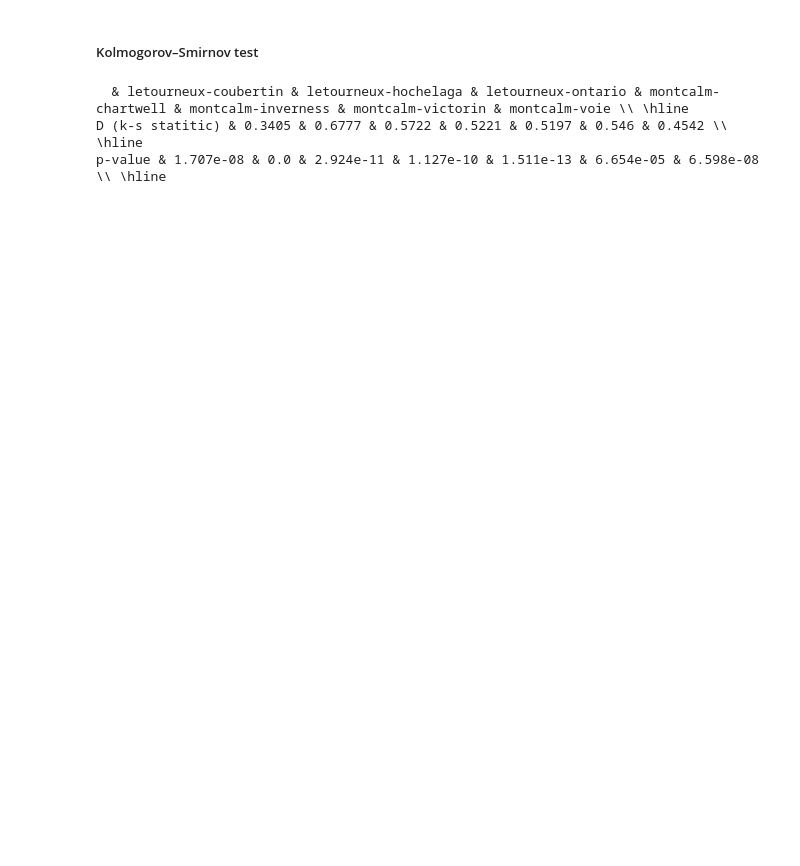
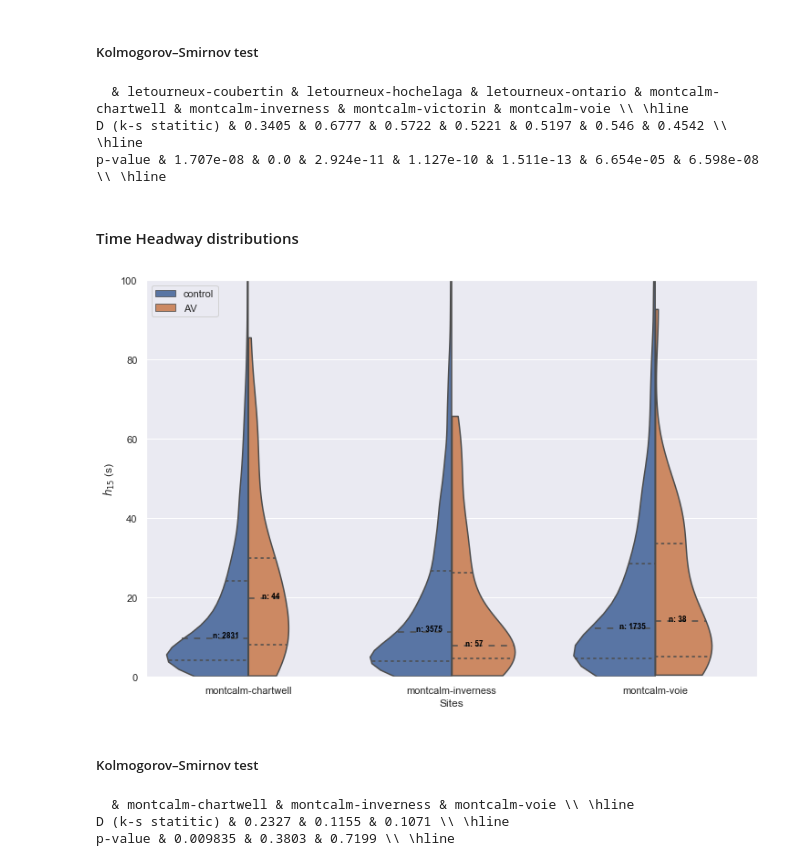
Before and after one commit to FinestStone/AV-Interactions-City-Traffic, a Jupyter notebook: findings.ipynb, the cells around one changed output. Drawn from its saved outputs; the diff is of its cells as text; code cells hidden in the pictures; blank space fills up the shorter version.

```diff
--- a/findings.ipynb
+++ b/findings.ipynb
@@ -51,0 +50,9 @@ array(['letourneux-coubertin', 'letourneux-hochelaga',
+# %%
+# Changing the type of user 0 (unknown) with 4 (bicycle) (they were electric scooter)
+headway.loc[headway["leading_user_type"] == 0, ["leading_user_type"]] = 1
+# Changing the type of users 3 (motorcycle), 5 (bus) and 6 (truck) with 1 (car)
+headway.loc[headway["leading_user_type"].isin([3, 5, 6]), ["leading_user_type"]] = 1
+# Changing the type of user 0 (unknown) with 4 (bicycle) (they were electric scooter)
+headway.loc[headway["other_user_type"] == 0, ["other_user_type"]] = 4
+# Changing the type of users 3 (motorcycle), 5 (bus) and 6 (truck) with 1 (car)
+headway.loc[headway["other_user_type"].isin([3, 5, 6]), ["other_user_type"]] = 1
@@ -147,3 +192,18 @@ ksTest(speedAcc, "acc")
   & letourneux-coubertin & letourneux-hochelaga & letourneux-ontario & montcalm-chartwell & montcalm-inverness & montcalm-victorin & montcalm-voie \\ \hline
 D (k-s statitic) & 0.3405 & 0.6777 & 0.5722 & 0.5221 & 0.5197 & 0.546 & 0.4542 \\ \hline
 p-value & 1.707e-08 & 0.0 & 2.924e-11 & 1.127e-10 & 1.511e-13 & 6.654e-05 & 6.598e-08 \\ \hline
+# %% [markdown]
+#### Time Headway distributions
+# %%
+plt.figure(figsize=(12, 8))
+violinPlot(headway, "hwt_15_av_lead_vs_car", "hwt_15", "leading_user_type", 0, 100)
+# %% [output]
+[figure, added]
+# %% [markdown]
+##### Kolmogorov–Smirnov test
+# %%
+ksTest(headway, "hwt_15", "leading_user_type")
+# %% [output]
+  & montcalm-chartwell & montcalm-inverness & montcalm-voie \\ \hline
+D (k-s statitic) & 0.2327 & 0.1155 & 0.1071 \\ \hline
+p-value & 0.009835 & 0.3803 & 0.7199 \\ \hline
```
Also changed, not shown: parts of 31 cells of this notebook, 4 other files.
